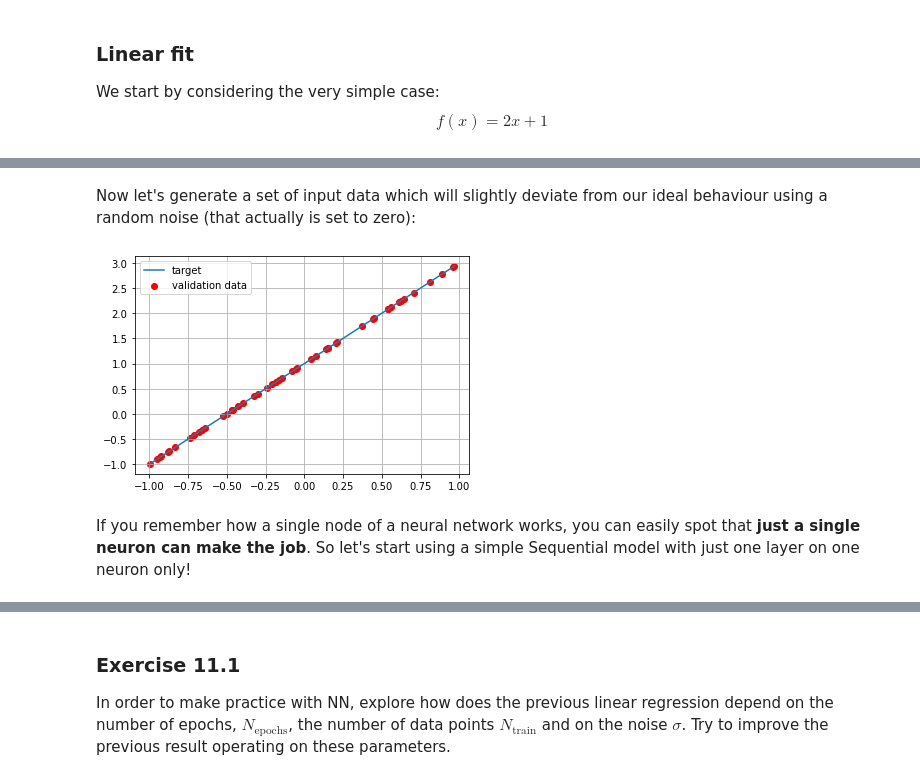
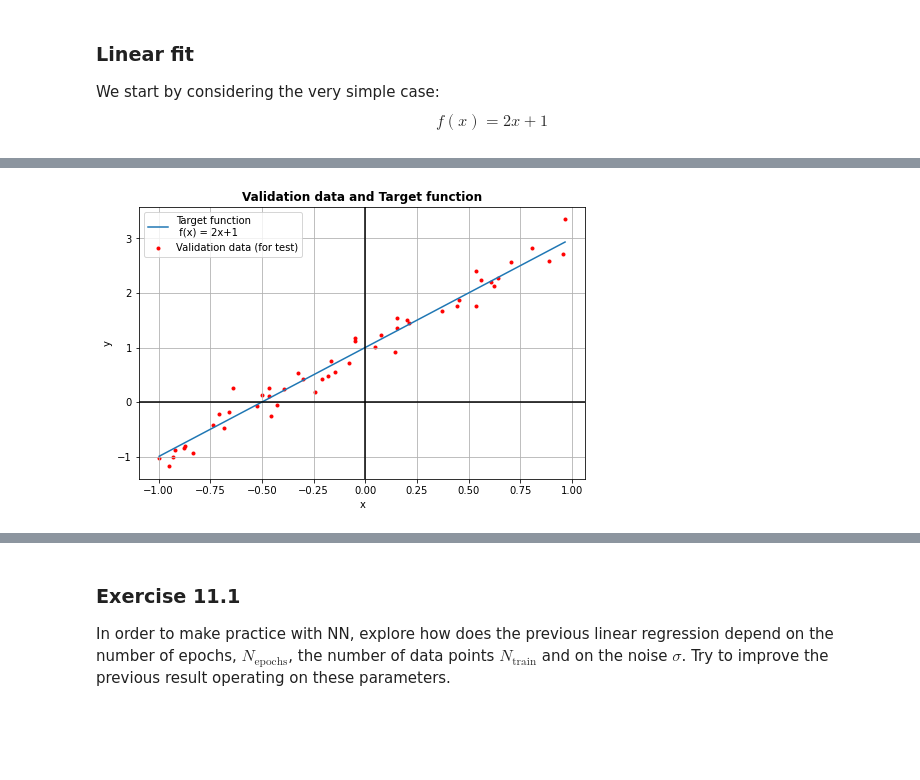
Before and after one commit to martinozanetti/LSN-Martino-Zanetti, a Jupyter notebook: 11_finire/my-11.1.ipynb, the cells around one changed output, grey strips where cells are left out. Drawn from its saved outputs; the diff is of its cells as text; code cells hidden in the pictures; blank space fills up the shorter version.

```diff
--- a/11_finire/my-11.1.ipynb
+++ b/11_finire/my-11.1.ipynb
@@ -61,2 +46,0 @@ b = 1 # intersect
-# %% [markdown]
-Now let's generate a set of input data which will slightly deviate from our ideal behaviour using a random noise (that actually is set to zero):
@@ -76,13 +47,49 @@ y_valid = np.random.normal(m * x_valid + b, sigma)
-# %%
-# plot validation and target dataset
-import matplotlib.pyplot as plt
-plt.plot(x_valid, y_target, label='target')
-plt.scatter(x_valid, y_valid, color='r', label='validation data')
-plt.legend()
-plt.grid(True)
-plt.show()
-# %% [output]
-[figure, removed]
-# %% [markdown]
-If you remember how a single node of a neural network works, you can easily spot that **just a single neuron can make the job**. So let's start using a simple Sequential model with just one layer on one neuron only!
+# %%
+import matplotlib.pyplot as plt
+import numpy as np
+
+# ==============================================
+# Define parameters of an ideal linear function.
+# We want to predict them after
+# ==============================================
+
+# parametri da indagare
+N_epochs = 50
+N_train = 2000 # <<< train
+N_valid = 50 # <<< test
+Sigma = 0.2
+
+# target parameters of f(x) = m*x + b
+m = 2 # slope
+b = 1 # intersect
+
+# ==============================================
+# Generate input data, deviating
+# from ideal behaviour [random noise - sigma]
+# ==============================================
+
+np.random.seed(0)
+x_train = np.random.uniform(-1, 1, N_train)        # training inputs
+x_valid = np.random.uniform(-1, 1, N_valid)        # ...
+x_valid.sort()
+y_target = m * x_valid + b                         # target linear function
+
+sigma = Sigma                                      # noise standard deviation
+y_train = np.random.normal(m * x_train + b, sigma) # array of measures from which we want to guess regression parameters
+y_valid = np.random.normal(m * x_valid + b, sigma) # array of measures from which we want to test prediction ability of the NN
+
+# plot validation and target dataset
+plt.figure(figsize=(8,5))
+plt.plot(x_valid, y_target, label = "Target function\n f(x) = 2x+1")
+plt.scatter(x_valid, y_valid, marker = ".", color='r', label='Validation data (for test)')
+plt.xlabel("x")
+plt.ylabel("y")
+plt.title("Validation data and Target function", fontweight = "bold")
+plt.axhline(y=0, color = "k")
+plt.axvline(x=0, color = "k")
+plt.grid()
+plt.legend()
+plt.show()
+# %% [output]
+[figure, added]
 # %%
```
Also changed, not shown: parts of 18 cells of this notebook, 3 other files.
